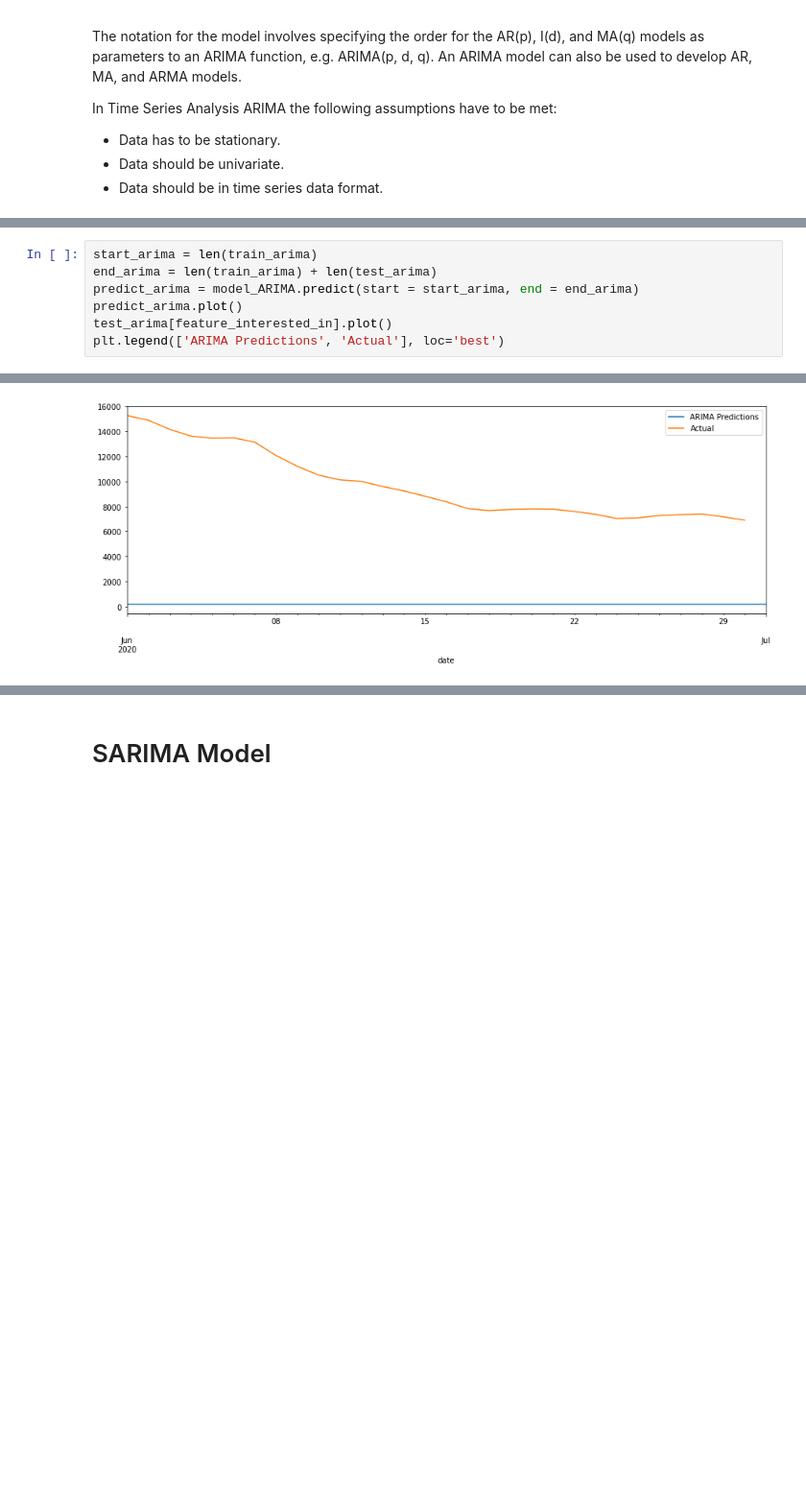
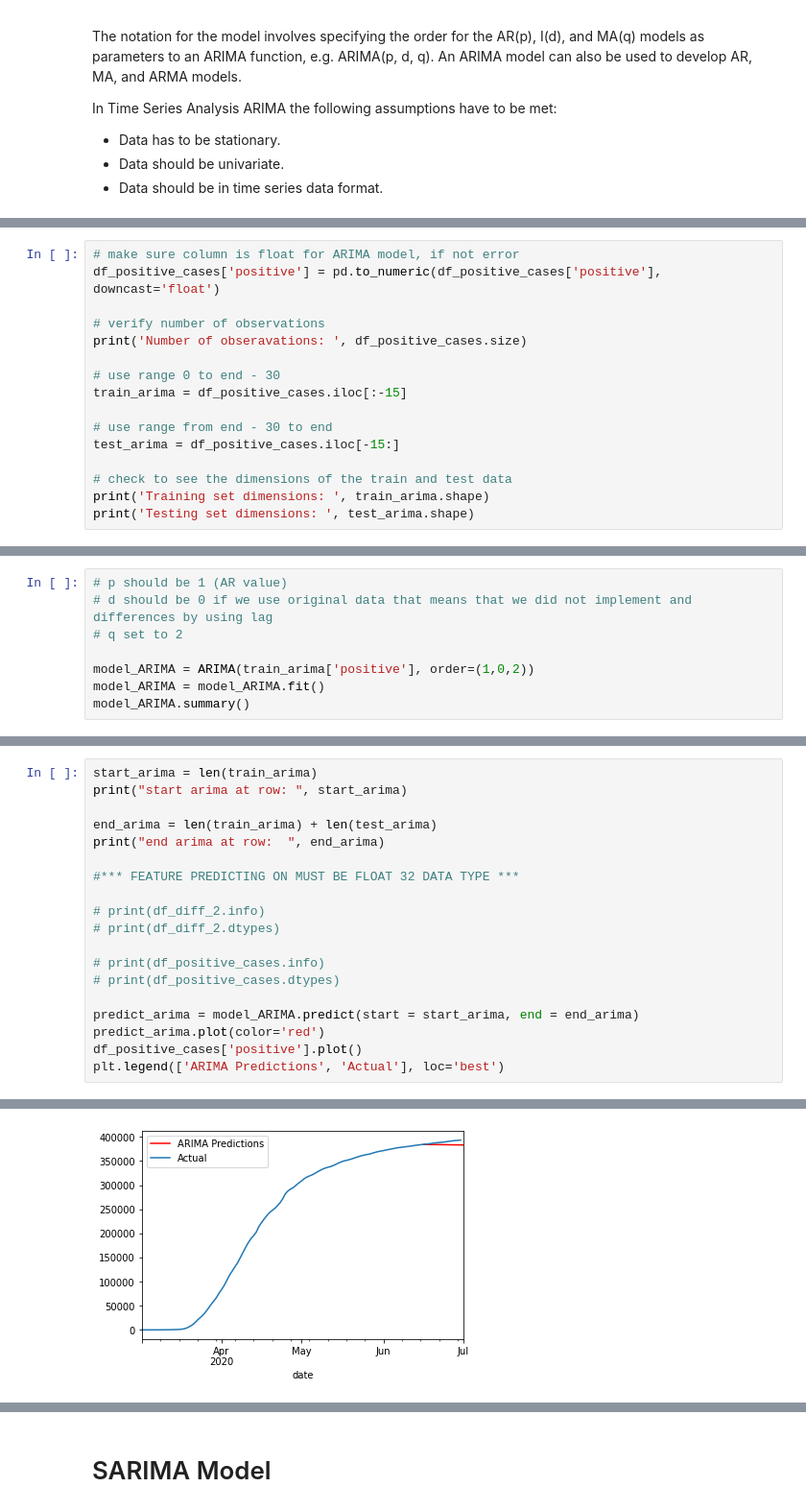
Before and after one commit to JohnKHancock/CUNY_DATA_698_Maters_Project, a Jupyter notebook: project-model/arima-models.ipynb, the cells around one changed output, grey strips where cells are left out. Shown at 96% size. Drawn from its saved outputs; the diff is of its cells as text; blank space fills up the shorter version.

```diff
--- a/project-model/arima-models.ipynb
+++ b/project-model/arima-models.ipynb
@@ -261,0 +272,16 @@ ARIMA Model Results
+# %%
+# make sure column is float for ARIMA model, if not error
+df_positive_cases['positive'] = pd.to_numeric(df_positive_cases['positive'], downcast='float')
+
+# verify number of observations
+print('Number of obseravations: ', df_positive_cases.size)
+
+# use range 0 to end - 30
+train_arima = df_positive_cases.iloc[:-15]
+
+# use range from end - 30 to end
+test_arima = df_positive_cases.iloc[-15:]
+
+# check to see the dimensions of the train and test data
+print('Training set dimensions: ', train_arima.shape)
+print('Testing set dimensions: ', test_arima.shape)
@@ -261,0 +294,8 @@ ARIMA Model Results
+# %%
+# p should be 1 (AR value)
+# d should be 0 if we use original data that means that we did not implement and differences by using lag
+# q set to 2
+
+model_ARIMA = ARIMA(train_arima['positive'], order=(1,0,2))
+model_ARIMA = model_ARIMA.fit()
+model_ARIMA.summary()
@@ -262,8 +323,20 @@ ARIMA Model Results
 # %%
 start_arima = len(train_arima)
+print("start arima at row: ", start_arima)
+
 end_arima = len(train_arima) + len(test_arima)
+print("end arima at row:  ", end_arima)
+
+#*** FEATURE PREDICTING ON MUST BE FLOAT 32 DATA TYPE ***
+
+# print(df_diff_2.info)
+# print(df_diff_2.dtypes)
+
+# print(df_positive_cases.info)
+# print(df_positive_cases.dtypes)
+
 predict_arima = model_ARIMA.predict(start = start_arima, end = end_arima)
-predict_arima.plot()
-test_arima[feature_interested_in].plot()
+predict_arima.plot(color='red')
+df_positive_cases['positive'].plot()
 plt.legend(['ARIMA Predictions', 'Actual'], loc='best')
 # %% [output]
@@ -271 +346 @@ plt.legend(['ARIMA Predictions', 'Actual'], loc='best')
-[figure, old version]
+[figure, new version]
```
Also changed, not shown: parts of 50 cells of this notebook.
